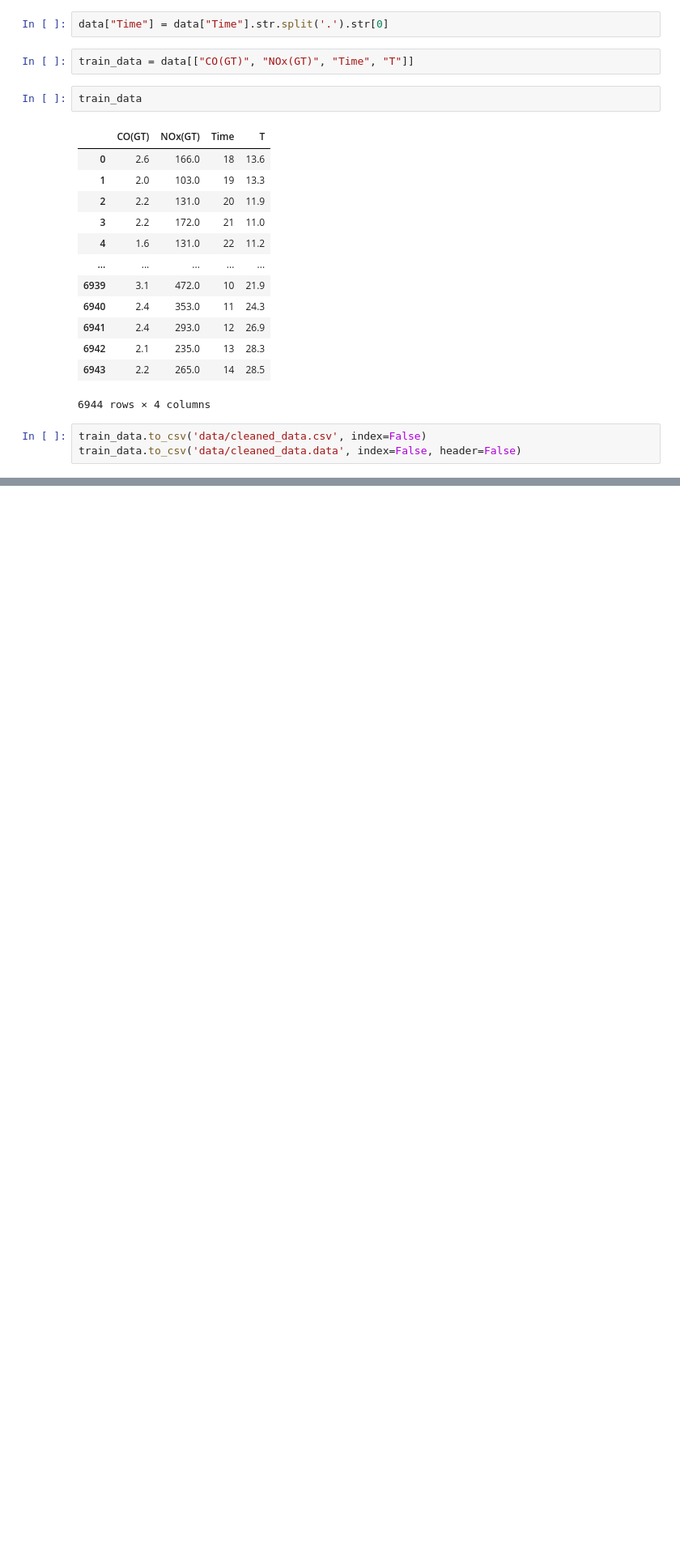
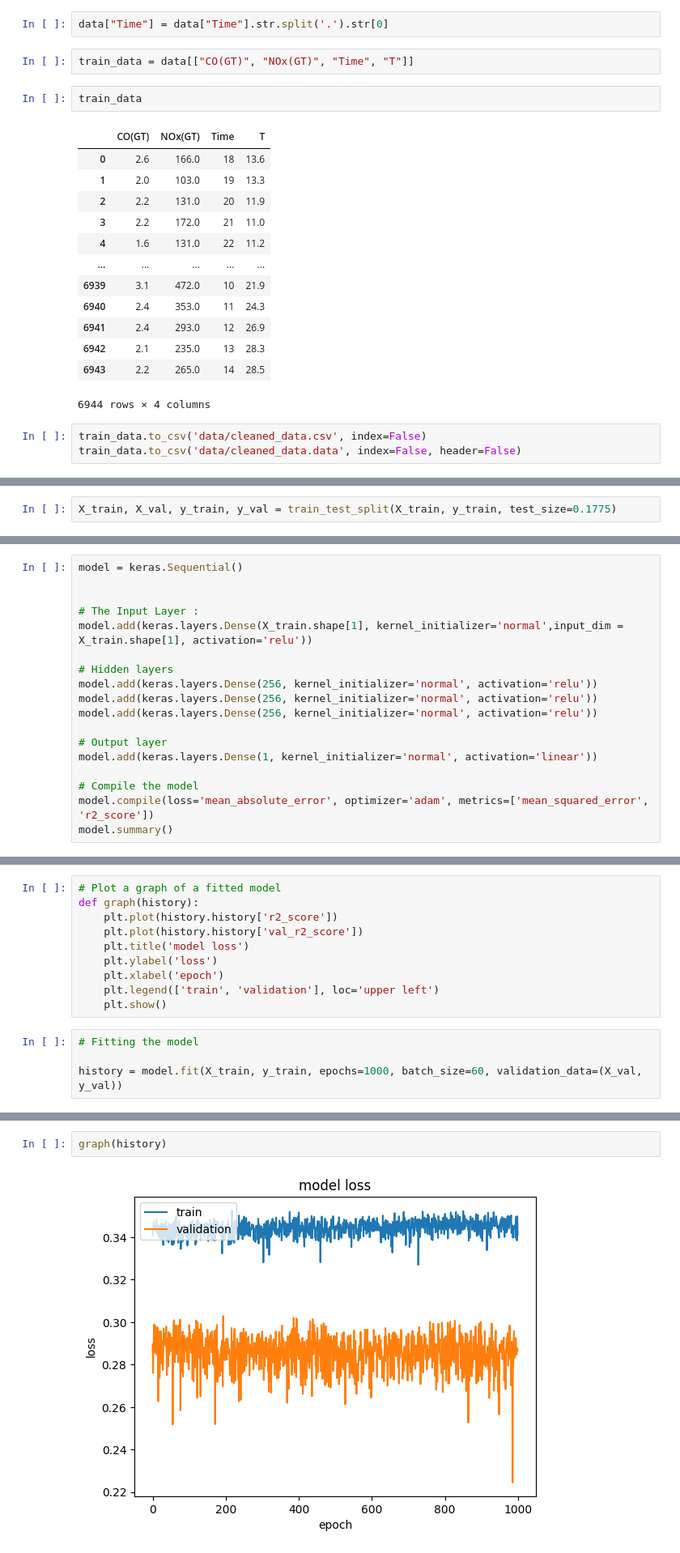
Before and after one commit to KostasEreksonas/Air_Quality_Prediction, a Jupyter notebook: AirQuality.ipynb, the cells around one changed output, grey strips where cells are left out. Shown at 81% size. Drawn from its saved outputs; the diff is of its cells as text; blank space fills up the shorter version.

Commit message:
Created a neural network model for regression prediction

```diff
--- a/AirQuality.ipynb
+++ b/AirQuality.ipynb
@@ -317,0 +354,2 @@ train_data.to_csv('data/cleaned_data.data', index=False, header=False)
+# %%
+X_train, X_val, y_train, y_val = train_test_split(X_train, y_train, test_size=0.1775)
@@ -317,0 +360,18 @@ train_data.to_csv('data/cleaned_data.data', index=False, header=False)
+# %%
+model = keras.Sequential()
+
+
+# The Input Layer :
+model.add(keras.layers.Dense(X_train.shape[1], kernel_initializer='normal',input_dim = X_train.shape[1], activation='relu'))
+
+# Hidden layers
+model.add(keras.layers.Dense(256, kernel_initializer='normal', activation='relu'))
+model.add(keras.layers.Dense(256, kernel_initializer='normal', activation='relu'))
+model.add(keras.layers.Dense(256, kernel_initializer='normal', activation='relu'))
+
+# Output layer
+model.add(keras.layers.Dense(1, kernel_initializer='normal', activation='linear'))
+
+# Compile the model
+model.compile(loss='mean_absolute_error', optimizer='adam', metrics=['mean_squared_error', 'r2_score'])
+model.summary()
@@ -317,0 +399,14 @@ train_data.to_csv('data/cleaned_data.data', index=False, header=False)
+# %%
+# Plot a graph of a fitted model
+def graph(history):
+    plt.plot(history.history['r2_score'])
+    plt.plot(history.history['val_r2_score'])
+    plt.title('model loss')
+    plt.ylabel('loss')
+    plt.xlabel('epoch')
+    plt.legend(['train', 'validation'], loc='upper left')
+    plt.show()
+# %%
+# Fitting the model
+
+history = model.fit(X_train, y_train, epochs=1000, batch_size=60, validation_data=(X_val, y_val))
@@ -317,0 +437,4 @@ train_data.to_csv('data/cleaned_data.data', index=False, header=False)
+# %%
+graph(history)
+# %% [output]
+[figure, added]
```
Also changed, not shown: parts of 11 cells of this notebook.
